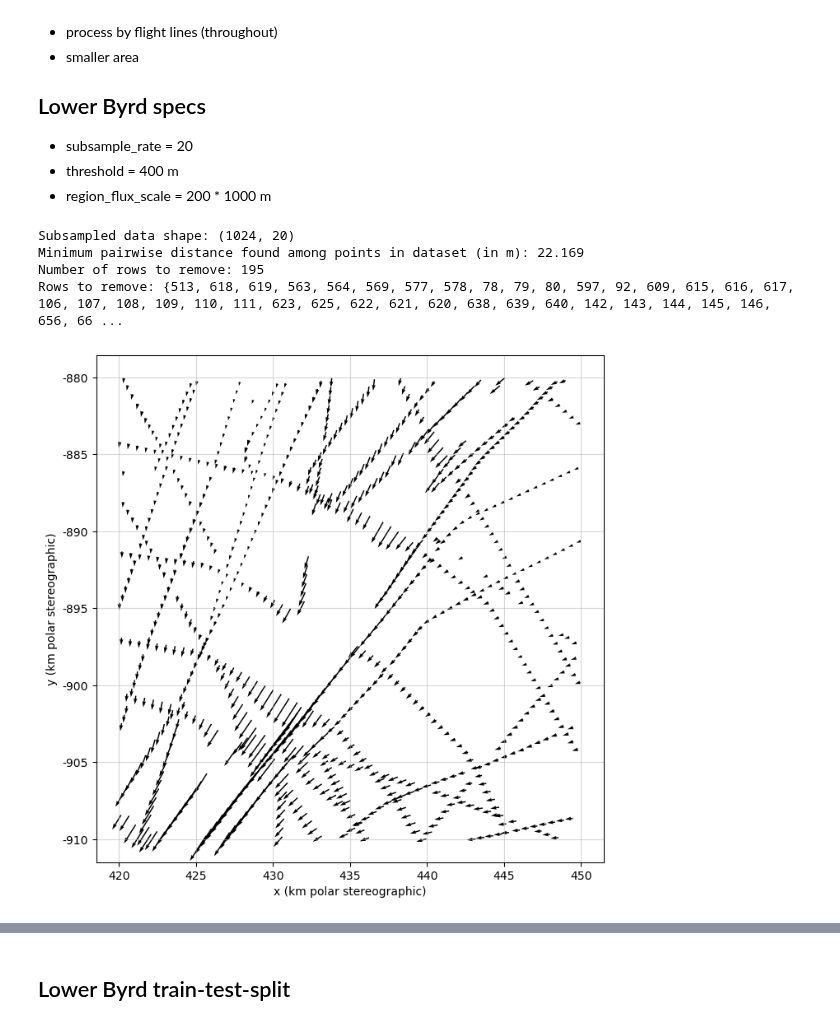
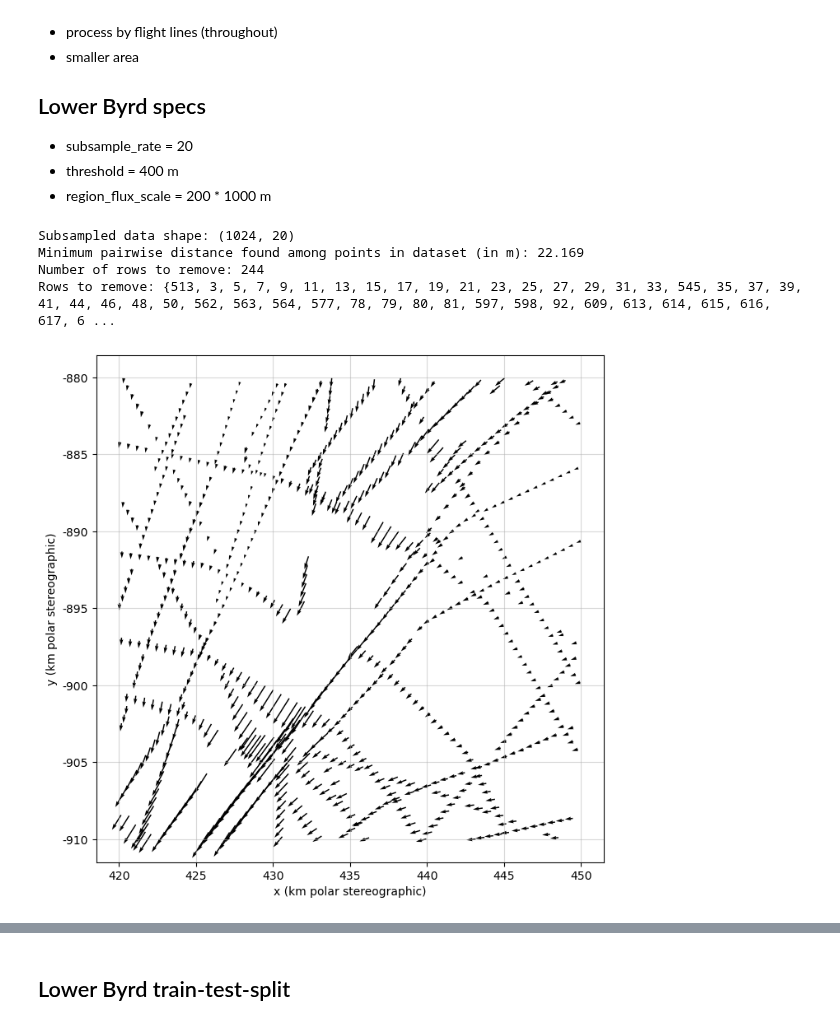
Before and after one commit to kimbente/ice_thickness, a Jupyter notebook: real_data_preprocess_regions.ipynb, the cells around one changed output, grey strips where cells are left out. Saved outputs shown, nothing was run; the diff lists cells and outputs as text; code cells hidden in the pictures.

```diff
--- a/real_data_preprocess_regions.ipynb
+++ b/real_data_preprocess_regions.ipynb
@@ -603,31 +603,36 @@ torch.save(region_test_tensor, f"data/real_data/{region_name}_test_tensor.pt")
 # %%
 # Define region
 region_name = "region_lower_byrd"
 
 # Generate DataFrame
 region_df = create_flux_df_for_region(
     region_name, thickness_points, velocity_grid, corners_regions, subsample_rate = 20)
 
 # Remove NaN's if needed
 # print(region_df.isna().sum())
 # region_df = region_df.dropna()
 
 # Visualise with color corresponing to survey/source
 # visualise_flux(region_df, source_color = True)
 
 # Remove very close points
-removal_indices = find_very_close_points(region_df, threshold = 400)
+removal_indices = find_very_close_points(region_df, threshold = 520)
+# removal_indices = find_very_close_points(region_df, threshold = 400)
 
 region_df_mindist = region_df.drop(removal_indices).reset_index(drop = True) # NOTE: reset indices is important
 
+# Drop two more points tht are a bit isolated
+region_df_mindist = region_df_mindist.drop([769]).reset_index(drop = True)
+region_df_mindist = region_df_mindist.drop([0]).reset_index(drop = True)
+
 # Visualise
 visualise_flux(region_df_mindist)
 # %% [output]
 Subsampled data shape: (1024, 20)
 Minimum pairwise distance found among points in dataset (in m): 22.169
-Number of rows to remove: 195
-Rows to remove: {513, 618, 619, 563, 564, 569, 577, 578, 78, 79, 80, 597, 92, 609, 615, 616, 617, 106, 107, 108, 109, 110, 111, 623, 625, 622, 621, 620, 638, 639, 640, 142, 143, 144, 145, 146, 656, 66 ...
+Number of rows to remove: 244
+Rows to remove: {513, 3, 5, 7, 9, 11, 13, 15, 17, 19, 21, 23, 25, 27, 29, 31, 33, 545, 35, 37, 39, 41, 44, 46, 48, 50, 562, 563, 564, 577, 78, 79, 80, 81, 597, 598, 92, 609, 613, 614, 615, 616, 617, 6 ...
-[figure, old version]
+[figure, new version]
 # %%
 sc = plt.scatter(
     region_df_mindist['x'],
```
Also changed, not shown: parts of 5 cells of this notebook, 17 other files.
